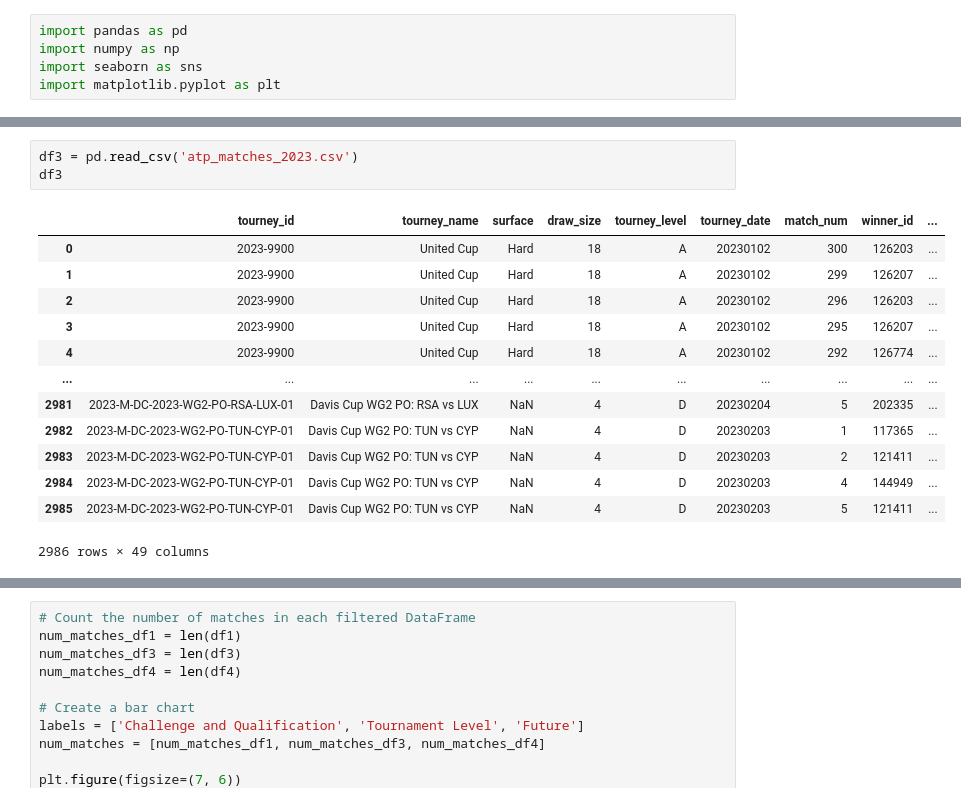
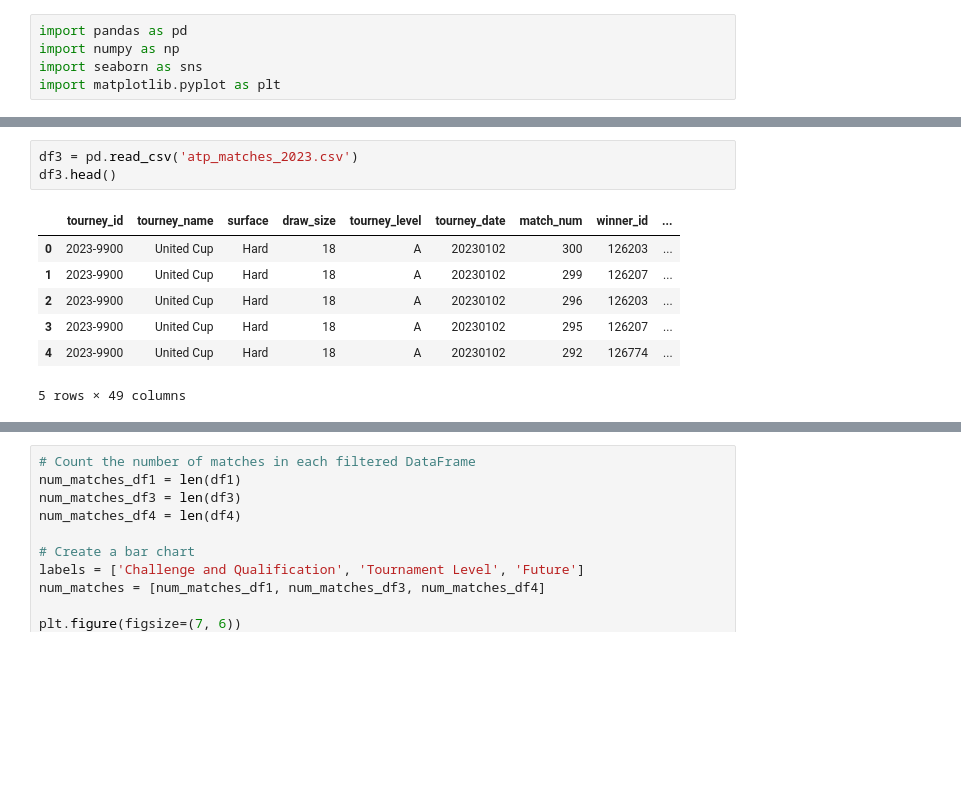
Before and after one commit to grishma34/GoGuess-Tennis-Match-Predictor, a Jupyter notebook: Data_Preprocessing.ipynb, the cells around one changed output, grey strips where cells are left out. Cells and saved outputs as stored; diff of their text form; blank space fills up the shorter version.

```diff
--- a/Data_Preprocessing.ipynb
+++ b/Data_Preprocessing.ipynb
@@ -40,19 +27,13 @@ df2
 # %%
 df3 = pd.read_csv('atp_matches_2023.csv')
-df3
+df3.head()
 # %% [output]
 |  | tourney_id | tourney_name | surface | draw_size | tourney_level | tourney_date | match_num | winner_id | ... |
 | 0 | 2023-9900 | United Cup | Hard | 18 | A | 20230102 | 300 | 126203 | ... |
 | 1 | 2023-9900 | United Cup | Hard | 18 | A | 20230102 | 299 | 126207 | ... |
 | 2 | 2023-9900 | United Cup | Hard | 18 | A | 20230102 | 296 | 126203 | ... |
 | 3 | 2023-9900 | United Cup | Hard | 18 | A | 20230102 | 295 | 126207 | ... |
 | 4 | 2023-9900 | United Cup | Hard | 18 | A | 20230102 | 292 | 126774 | ... |
-| ... | ... | ... | ... | ... | ... | ... | ... | ... | ... |
-| 2981 | 2023-M-DC-2023-WG2-PO-RSA-LUX-01 | Davis Cup WG2 PO: RSA vs LUX | NaN | 4 | D | 20230204 | 5 | 202335 | ... |
-| 2982 | 2023-M-DC-2023-WG2-PO-TUN-CYP-01 | Davis Cup WG2 PO: TUN vs CYP | NaN | 4 | D | 20230203 | 1 | 117365 | ... |
-| 2983 | 2023-M-DC-2023-WG2-PO-TUN-CYP-01 | Davis Cup WG2 PO: TUN vs CYP | NaN | 4 | D | 20230203 | 2 | 121411 | ... |
-| 2984 | 2023-M-DC-2023-WG2-PO-TUN-CYP-01 | Davis Cup WG2 PO: TUN vs CYP | NaN | 4 | D | 20230203 | 4 | 144949 | ... |
-| 2985 | 2023-M-DC-2023-WG2-PO-TUN-CYP-01 | Davis Cup WG2 PO: TUN vs CYP | NaN | 4 | D | 20230203 | 5 | 121411 | ... |
-2986 rows × 49 columns
+5 rows × 49 columns
 # %%
 df4 = pd.read_csv('atp_matches_futures_2023.csv')
```
Also changed, not shown: parts of 3 cells of this notebook.
